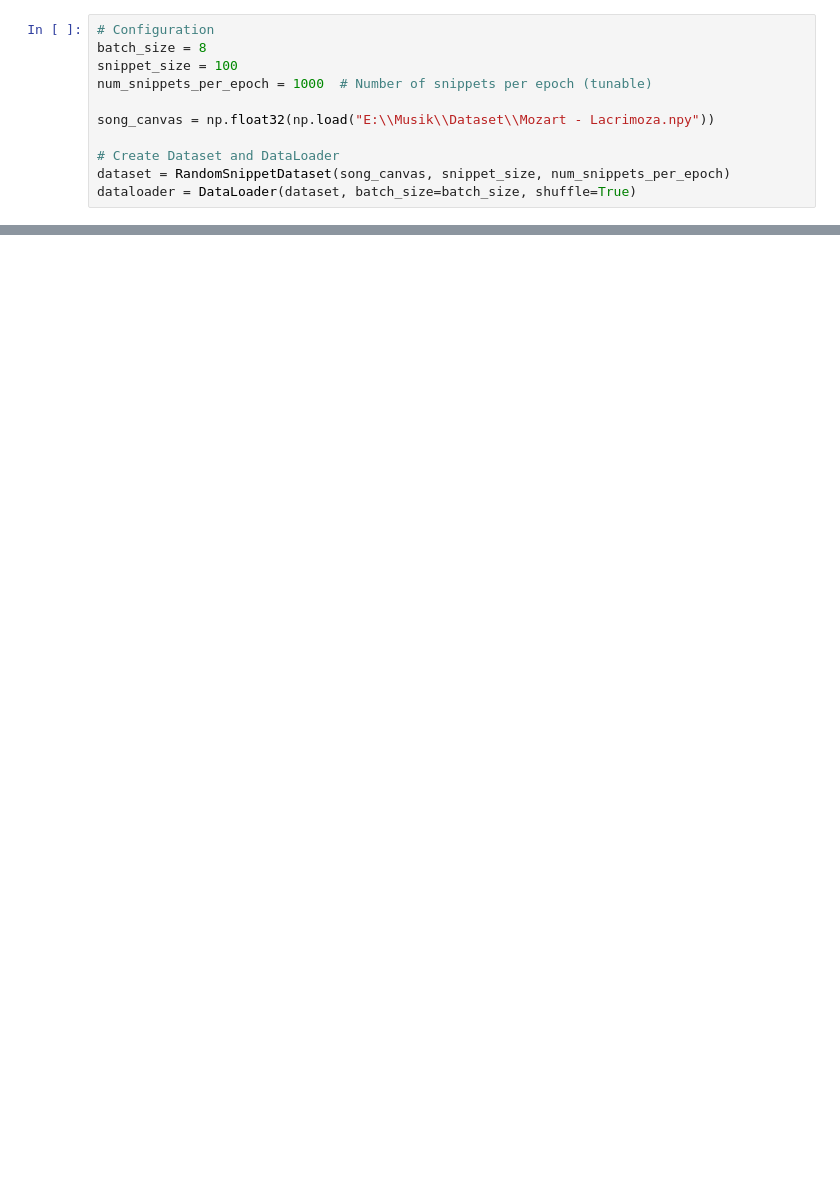
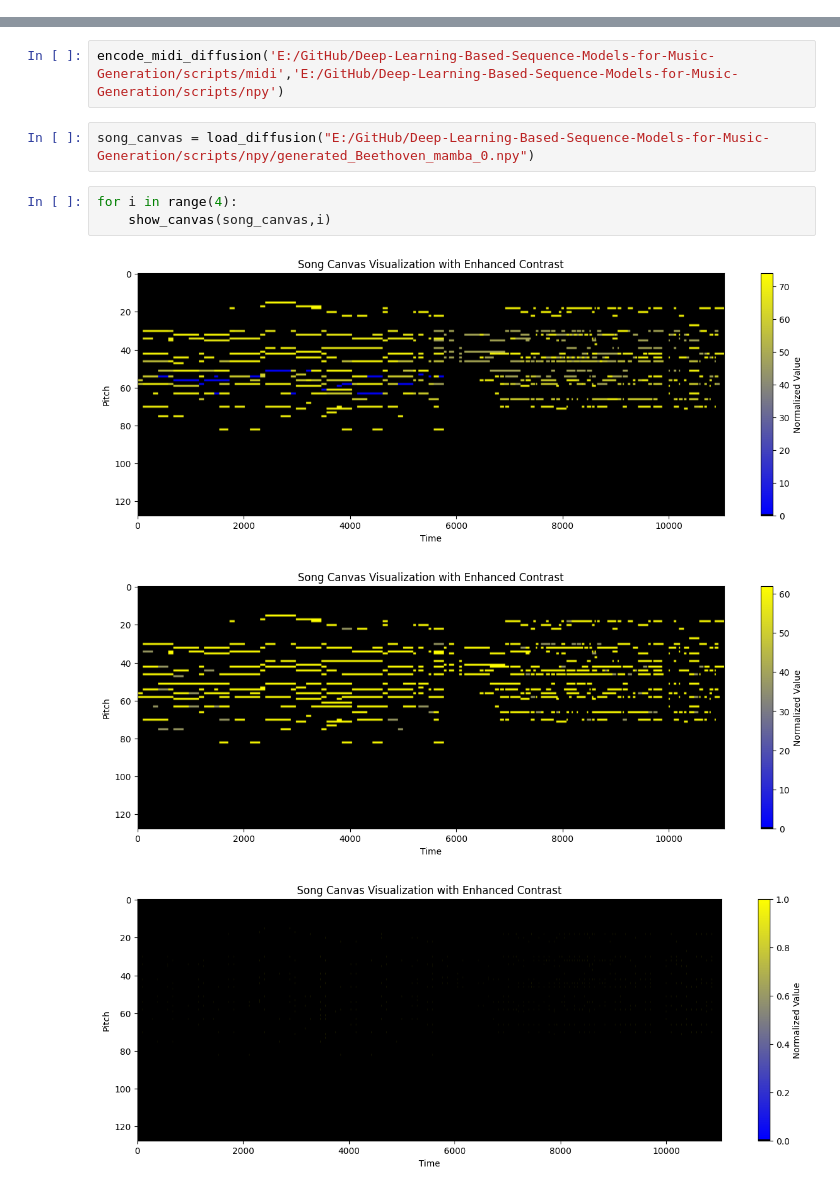
Before and after one commit to thorGabe123/Deep-Learning-Based-Sequence-Models-for-Music-Generation, a Jupyter notebook: scripts/diffusion_model_testing.ipynb, the cells around one changed output, grey strips where cells are left out. Cells and saved outputs as stored; diff of their text form; blank space fills up the shorter version.

```diff
--- a/scripts/diffusion_model_testing.ipynb
+++ b/scripts/diffusion_model_testing.ipynb
@@ -159,11 +0,0 @@ encode_midi(midi_path="E:\\Musik\\Classical Pieces\\Midi", dataset_path="E:\\Mus
-# %%
-# Configuration
-batch_size = 8
-snippet_size = 100
-num_snippets_per_epoch = 1000  # Number of snippets per epoch (tunable)
-
-song_canvas = np.float32(np.load("E:\\Musik\\Dataset\\Mozart - Lacrimoza.npy"))
-
-# Create Dataset and DataLoader
-dataset = RandomSnippetDataset(song_canvas, snippet_size, num_snippets_per_epoch)
-dataloader = DataLoader(dataset, batch_size=batch_size, shuffle=True)
@@ -205,0 +110,11 @@ for inst in mid.instruments:
+# %%
+encode_midi_diffusion('E:/GitHub/Deep-Learning-Based-Sequence-Models-for-Music-Generation/scripts/midi','E:/GitHub/Deep-Learning-Based-Sequence-Models-for-Music-Generation/scripts/npy')
+# %%
+song_canvas = load_diffusion("E:/GitHub/Deep-Learning-Based-Sequence-Models-for-Music-Generation/scripts/npy/generated_Beethoven_mamba_0.npy")
+# %%
+for i in range(4):
+    show_canvas(song_canvas,i)
+# %% [output]
+[figure, added]
+[figure, added]
+[figure, added]
```
Also changed, not shown: parts of 7 cells of this notebook.
